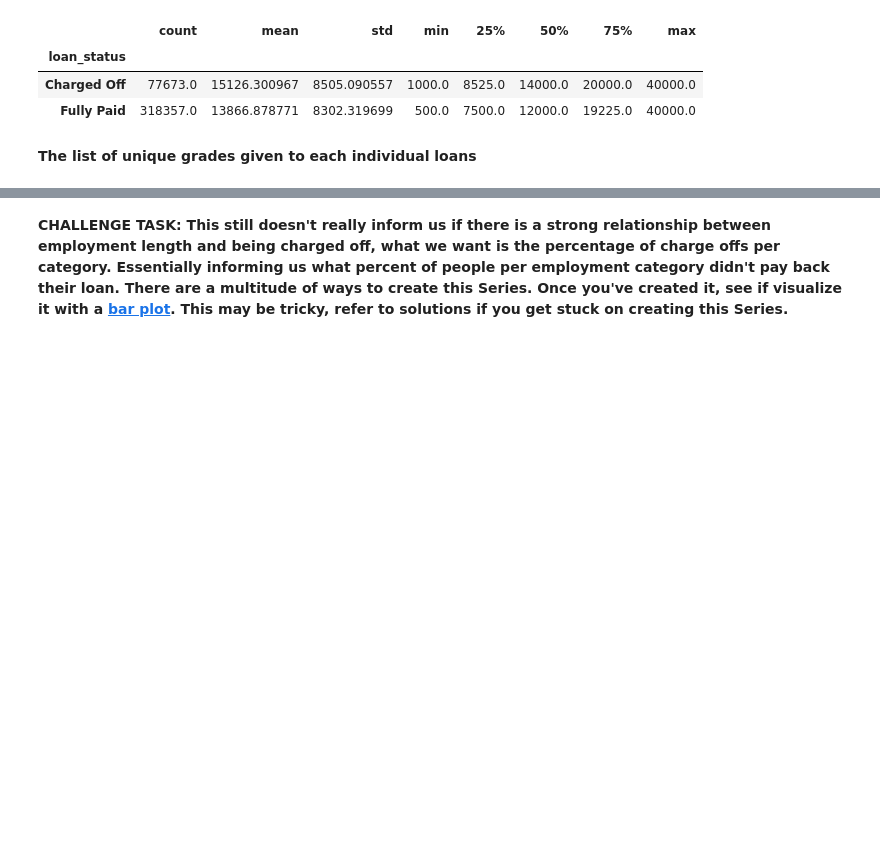
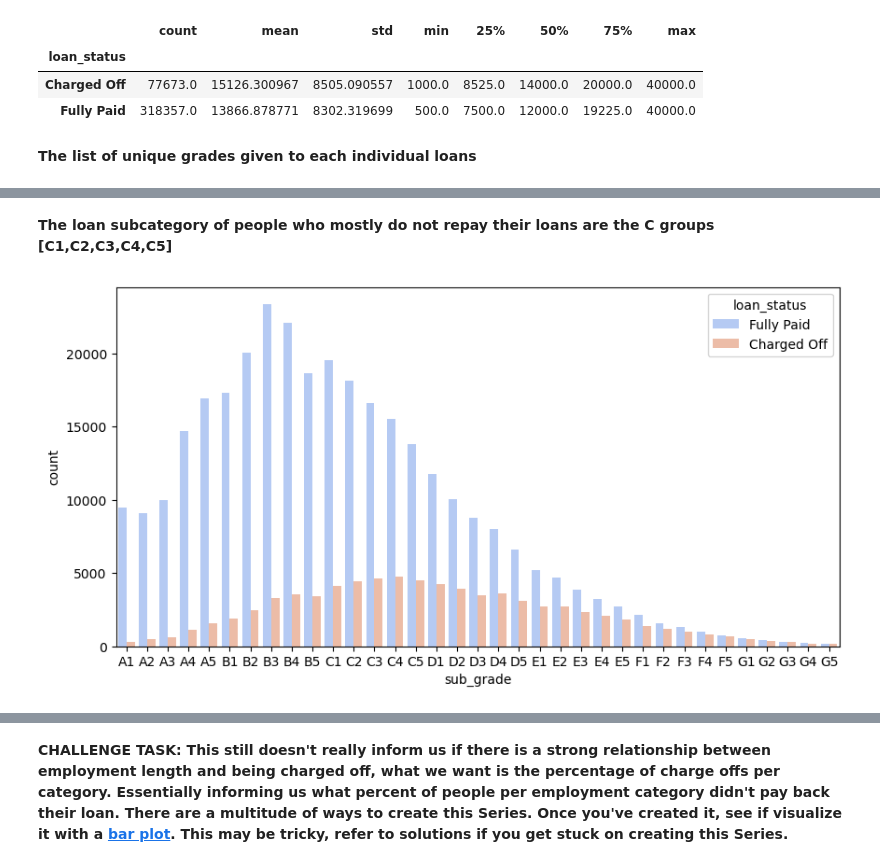
Before and after one commit to dicksondurosakin/Deep-Learning-on-Lending-Club-Dataset, a Jupyter notebook: Lending Club Project.ipynb, the cells around one changed output, grey strips where cells are left out. Saved outputs shown, nothing was run; the diff lists cells and outputs as text; code cells hidden in the pictures; blank space fills up the shorter version.

```diff
--- a/Lending Club Project.ipynb
+++ b/Lending Club Project.ipynb
@@ -567,0 +388,7 @@ Name: emp_title, Length: 173105, dtype: int64
+# %% [markdown]
+**The loan subcategory of people who mostly do not repay their loans are the C groups [C1,C2,C3,C4,C5]**
+# %%
+plt.figure(figsize=(10,5))
+sns.countplot(data=df,x='sub_grade',order=sorted_grades2,palette='coolwarm',hue='loan_status');
+# %% [output]
+[figure, added]
```
Also changed, not shown: parts of 92 cells of this notebook.
